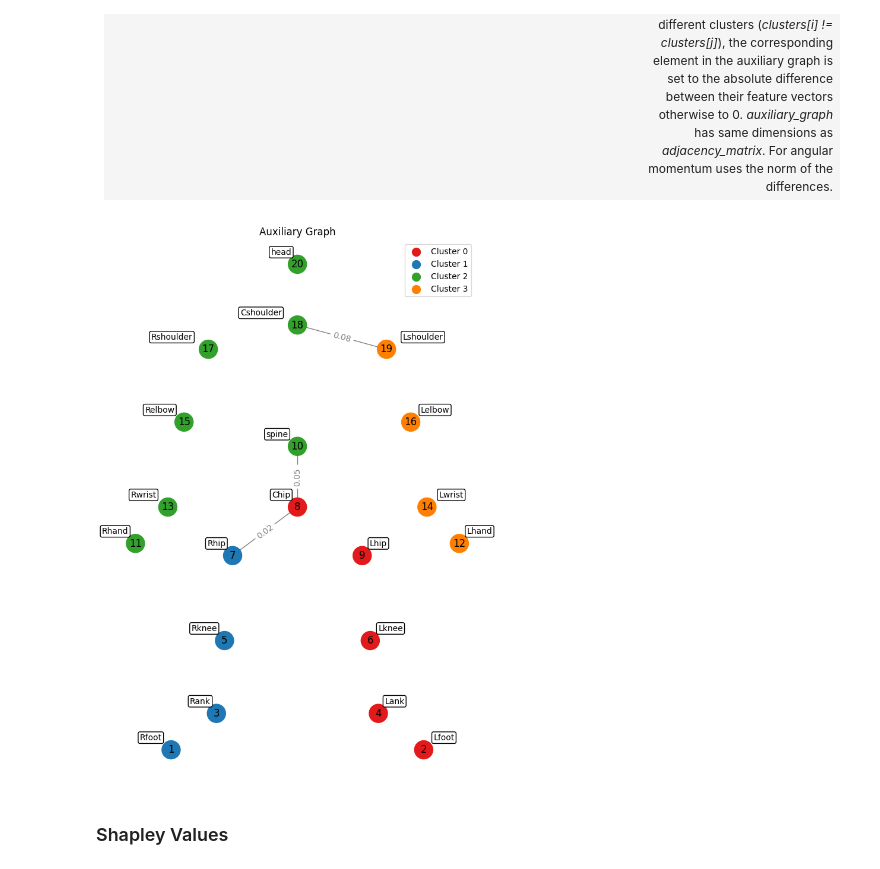
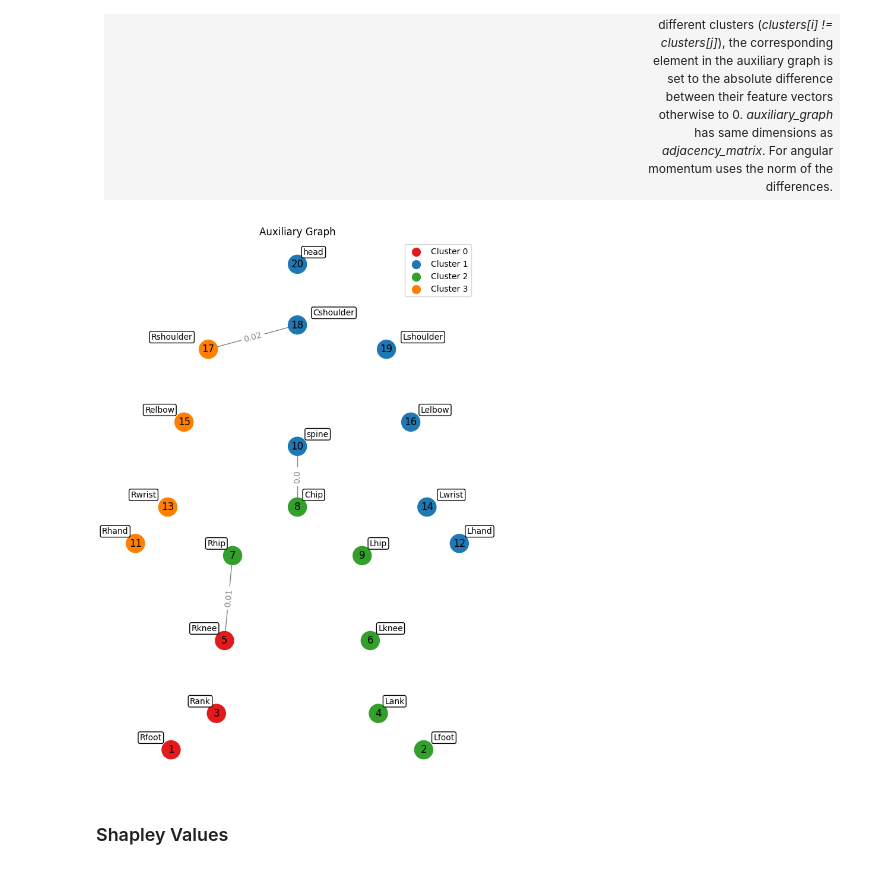
Before and after one commit to gaggioaxel/OoM-Thesis, a Jupyter notebook: code/src/OoM.ipynb, the cells around one changed output. Cells and saved outputs as stored; diff of their text form; code cells hidden in the pictures.

```diff
--- a/code/src/OoM.ipynb
+++ b/code/src/OoM.ipynb
@@ -510,12 +653,12 @@ drivePosMap = { 1:  (MURIEL_POS+"t_003_finalclean.tsv",(37,40.5)),
                 9:  (MARIANNE_POS+"t_005_finalclean.tsv",(9.2,13.4)),
                 10: (MARIANNE_POS+"t_012_finalclean.tsv",(14,20.1)),
                 11: (CORA_POS+"t_028_finalclean.tsv",(4.7,8.3)),
-                12: (CORA_POS+"t_028_finalclean.tsv",(12.8,18.5)),
+                12: (CORA_POS+"t_028_finalclean.tsv",(12.8,18.5)),          # problema non risolvibile senza avere il qtm
                 13: (CORA_POS+"t_028_finalclean.tsv",(24.2,29.7)),
                 14: (CORA_POS+"t_028_finalclean.tsv",(29.8,36.2)),
                 15: (CORA_POS+"t_028_finalclean.tsv",(51.1,55)),
                 16: (CORA_POS+"t_028_finalclean.tsv",(57.9,63.8)),
-                17: (JUL_SEV_POS+"t_051_finalclean.tsv",(16.9,18.7)),
+                17: (JUL_SEV_POS+"t_051_finalclean.tsv",(16.9,18.7)),       # problema testa gomito
                 18: (JUL_SEV_POS+"t_052_finalclean.tsv",(11.5,13.2)),
                 19: (JUL_SEV_POS+"t_052_finalclean.tsv",(15,18)),
                 20: (JUL_SEV_POS+"t_052_finalclean.tsv",(19,21.5)),
@@ -540,7 +683,7 @@ drivePosMap = { 1:  (MURIEL_POS+"t_003_finalclean.tsv",(37,40.5)),
                 36: (JUL_THI_POS+"t_061_B_finalclean.tsv",(74,80))          # ball catch right side
               }
 
-picked = 2
+picked = 10
 
 data = drivePosMap[picked]
 table = pd.read_table(data[0])
@@ -1037,7 +1201,7 @@ plt.legend(handles=[plt.scatter([], [], s=100, c=color, marker='o', label=legend
 # Add annotations for joint names
 #TODO joints are inverted originally
 for node, (x, y) in pos.items():
-    plt.text(-x-(np.sign(x) or True)*len(indxToPhys[node])*0.025, y+0.05, indxToPhys[node], fontsize=10, ha='center', va='center', bbox=dict(facecolor='white', edgecolor='black', boxstyle='round,pad=0.2'))
+    plt.text(x+(np.sign(x) or True)*len(indxToPhys[node])*0.025, y+0.05, indxToPhys[node], fontsize=10, ha='center', va='center', bbox=dict(facecolor='white', edgecolor='black', boxstyle='round,pad=0.2'))
 
 #canvas.draw()
 #image_flat = np.frombuffer(canvas.tostring_rgb(), dtype='uint8')
@@ -1624,7 +1786,7 @@ for time_index in range(138,140):#len(posTableX)):  # MODIFY TO ENABLE REMOVING
     ax.set_yticklabels([])
     ax.set_zticklabels([])
     ax.grid(True)
-    ax.view_init(elev=26, azim=-65)
+    ax.view_init(elev=20, azim=-72)
     display(fig)
     time.sleep(0.05)
 
@@ -1635,6 +1797,6 @@ plt.close(fig)
 # %%
 from matplotlib import pyplot as plt
-#%matplotlib inline
+%matplotlib inline
 import numpy as np
 from IPython.display import clear_output, display
 import time
@@ -1658,7 +1820,7 @@ fixedJointColors = np.vectorize(lambda joint: color_pool[joint])(fixedJointLabel
 originalJointColors = np.vectorize(lambda joint: color_pool[joint])(originalJointLabels)
 
 # Loop through each time instant and plot results
-for time_index in range(138,140):#len(posTableX)):  # MODIFY TO ENABLE REMOVING THE MINUS
+for time_index in [109, 138]:#range(138,140):#len(posTableX)):  # MODIFY TO ENABLE REMOVING THE MINUS
     #clear_output(wait=True)
     ax.cla()
 
@@ -1675,7 +1837,7 @@ for time_index in range(138,140):#len(posTableX)):  # MODIFY TO ENABLE REMOVING
     #ax.set_xlabel('X', fontsize=12)
     #ax.set_ylabel('Y', fontsize=12)
     #ax.set_zlabel('Z', fontsize=12)
-    ax.set_title("frame number = " + str(time_index),fontsize=25)
+    ax.set_title("frame number = " + str(time_index),fontsize=30,y=1)
 
     # Add edges based on the weight matrix
     for i in range(20):
@@ -1690,14 +1852,14 @@ for time_index in range(138,140):#len(posTableX)):  # MODIFY TO ENABLE REMOVING
     ax.set_yticklabels([])
     ax.set_zticklabels([])
     ax.grid(True)
-    ax.view_init(elev=26, azim=-65)
+    ax.view_init(elev=20, azim=-80)
     display(fig)
 
     time.sleep(0.05)  # Add a delay to control animation speed
 
 
 # Loop through each time instant and plot results
-for time_index in range(139,140):#len(posTableX)):  # MODIFY TO ENABLE REMOVING THE MINUS
+for time_index in [138]:#range(139,140):#len(posTableX)):  # MODIFY TO ENABLE REMOVING THE MINUS
     #clear_output(wait=True)
     ax.cla()
 
@@ -1714,7 +1876,7 @@ for time_index in range(139,140):#len(posTableX)):  # MODIFY TO ENABLE REMOVING
     #ax.set_xlabel('X', fontsize=12)
     #ax.set_ylabel('Y', fontsize=12)
     #ax.set_zlabel('Z', fontsize=12)
-    ax.set_title("frame number = " + str(time_index),fontsize=25)
+    ax.set_title("frame number = " + str(time_index),fontsize=30,y=1)
 
     # Add edges based on the weight matrix
     for i in range(20):
@@ -1729,7 +1891,7 @@ for time_index in range(139,140):#len(posTableX)):  # MODIFY TO ENABLE REMOVING
     ax.set_yticklabels([])
     ax.set_zticklabels([])
     ax.grid(True)
-    ax.view_init(elev=26, azim=-65)
+    ax.view_init(elev=20, azim=-80)
     display(fig)
 
 
@@ -1894,35 +2025,35 @@ pos = map_pos_human_body_graph()
 color_pool = ['#e31a1c', '#1f78b4', '#33a02c', '#ff7f00', '#6a3d9a', '#b15928']
 
 # Use the color pool to map cluster labels to colors
 node_colors = [color_pool[label % len(color_pool)] for label in predicted_labels]
 
 fig = plt.figure(figsize=(6,9))
 #canvas = fig.canvas
 nx.draw(graph, pos, with_labels=True, node_size=500, node_color=node_colors, edge_color="gray")
 nx.draw_networkx_edge_labels(graph, pos, edge_labels=edge_labels, font_size=10, font_color='gray', label_pos=0.5)
 
 # Create a custom legend for cluster labels
 unique_labels = np.unique(predicted_labels)
 
 # Create a custom legend for cluster labels using the color pool
 legend_labels = {label: f"Cluster {label}" for label in unique_labels}
 plt.legend(handles=[plt.scatter([], [], s=100, c=color, marker='o', label=legend_labels[label]) for label, color in zip(unique_labels, color_pool)], loc="upper right")
 
 
 # Add annotations for joint names
 #TODO joints are inverted originally
 for node, (x, y) in pos.items():
-    plt.text(-x-(np.sign(x) or True)*len(indxToPhys[node])*0.025, y+0.05, indxToPhys[node], fontsize=10, ha='center', va='center', bbox=dict(facecolor='white', edgecolor='black', boxstyle='round,pad=0.2'))
+    plt.text(x+(np.sign(x) or True)*len(indxToPhys[node])*0.025, y+0.05, indxToPhys[node], fontsize=10, ha='center', va='center', bbox=dict(facecolor='white', edgecolor='black', boxstyle='round,pad=0.2'))
 plt.title("Auxiliary Graph")
 #canvas.draw()
 #image_flat = np.frombuffer(canvas.tostring_rgb(), dtype='uint8')
 #image = image_flat.reshape(*reversed(canvas.get_width_height()), 3)
 #from PIL import Image
 #Image.fromarray(image).save("clustering1.png")
 
 plt.show()
 # %% [output]
-[figure, old version]
+[figure, new version]
 # %% [markdown]
 ### Shapley Values
 # %%
```
Also changed, not shown: parts of 53 cells of this notebook, 47 other files.
